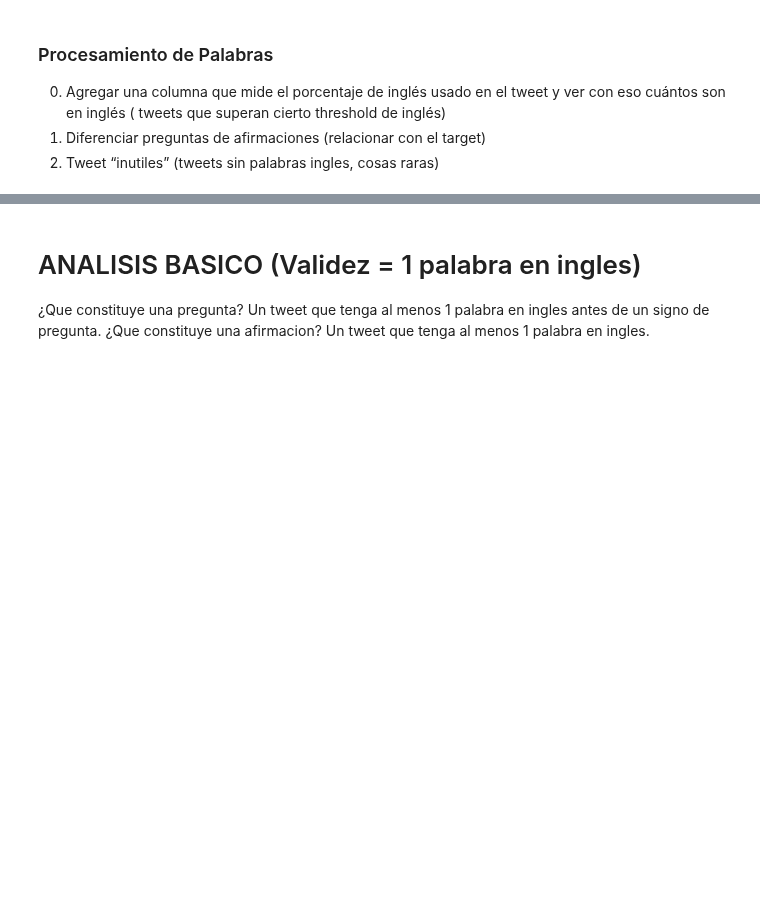
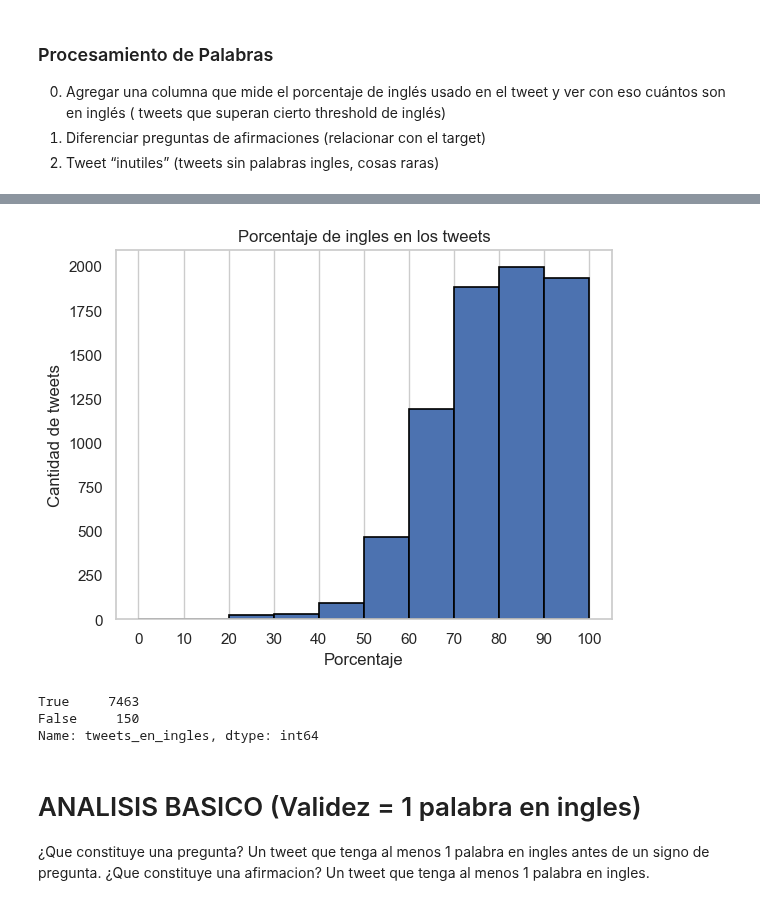
Before and after one commit to axelmpm/TP1_DATOS_1C_2020, a Jupyter notebook: Nacho/N_ProcesamientoDePalabras.ipynb, the cells around one changed output, grey strips where cells are left out. Cells and saved outputs as stored; diff of their text form; code cells hidden in the pictures; blank space fills up the shorter version.

Commit message:
porcentaje de ingles

```diff
--- a/Nacho/N_ProcesamientoDePalabras.ipynb
+++ b/Nacho/N_ProcesamientoDePalabras.ipynb
@@ -17,3 +18,6 @@ import sys,os
 plt.style.use('default') # haciendo los graficos un poco mas bonitos en matplotlib
 
 sns.set(style="whitegrid") # seteando tipo de grid en seaborn
+# %%
+N_df = pd.read_csv("../Data/train.csv")
+N_df.text.isnull().sum() #no hay textos vacios
@@ -19,0 +26,4 @@ sns.set(style="whitegrid") # seteando tipo de grid en seaborn
+# %%
+N_df['len_texts'] = df.text.map(lambda x: len(x))
+# %%
+N_df['porcentaje_de_ingles'] = df.text.map(lambda x: porcentajeDeIngles(x))
@@ -19,0 +46,15 @@ sns.set(style="whitegrid") # seteando tipo de grid en seaborn
+# %%
+ax = plt.hist(N_df.porcentaje_de_ingles,color = 'b', bins = 10, edgecolor='black', linewidth=1.2)
+plt.title("Porcentaje de ingles en los tweets", fontsize = 12)
+
+tick = []
+for i in range(0, 100+1, 10):
+    tick.append(i)
+plt.xticks(tick)
+
+plt.xlabel('Porcentaje')
+plt.ylabel('Cantidad de tweets')
+
+plt.grid(which = 'major', axis = 'y')
+# %% [output]
+[figure, added]
@@ -19,0 +66,6 @@ sns.set(style="whitegrid") # seteando tipo de grid en seaborn
+# %%
+N_df.tweets_en_ingles.value_counts() #Solo se descartan 150 tweets, menos de un 0.02% de los tweets
+# %% [output]
+True     7463
+False     150
+Name: tweets_en_ingles, dtype: int64
```
Also changed, not shown: parts of 6 cells of this notebook.
